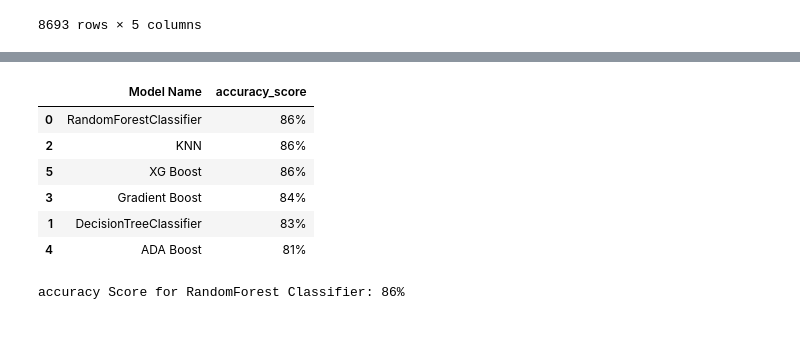
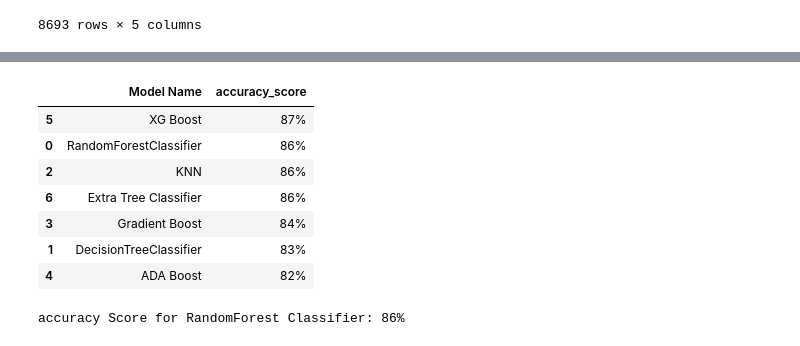
Before and after one commit to Digraskarpratik/Spaceship_Titanic_Prediction, a Jupyter notebook: notebooks/EDA.ipynb, the cells around one changed output, grey strips where cells are left out. Drawn from its saved outputs; the diff is of its cells as text; code cells hidden in the pictures.

```diff
--- a/notebooks/EDA.ipynb
+++ b/notebooks/EDA.ipynb
@@ -432,24 +439,26 @@ model_build(model_name = "RandomForestClassifier", model = RandomForestClassifie
 # %%
 def multiple_model(X, y):
     col_names = ["Model Name", "accuracy_score"]
     result = pd.DataFrame(columns= col_names)
     result.loc[len(result)] = model_build("RandomForestClassifier", RandomForestClassifier(),X, y)
     result.loc[len(result)] = model_build("DecisionTreeClassifier", DecisionTreeClassifier(), X, y)
     result.loc[len(result)] = model_build("KNN", KNeighborsClassifier(), X, y)
     result.loc[len(result)] = model_build("Gradient Boost", GradientBoostingClassifier(), X, y)
     result.loc[len(result)] = model_build("ADA Boost", AdaBoostClassifier(), X, y)
     result.loc[len(result)] = model_build("XG Boost", XGBClassifier(), X, y)
+    result.loc[len(result)] = model_build("Extra Tree Classifier", ExtraTreesClassifier(),X, y)
     return result.sort_values(by="accuracy_score", ascending=False)
 
 multiple_model(X= X, y= y)
 # %% [output]
 |  | Model Name | accuracy_score |
+| 5 | XG Boost | 87% |
 | 0 | RandomForestClassifier | 86% |
 | 2 | KNN | 86% |
-| 5 | XG Boost | 86% |
+| 6 | Extra Tree Classifier | 86% |
 | 3 | Gradient Boost | 84% |
 | 1 | DecisionTreeClassifier | 83% |
-| 4 | ADA Boost | 81% |
+| 4 | ADA Boost | 82% |
 # %%
 from sklearn.feature_selection import SelectKBest, f_classif
 from sklearn.model_selection import train_test_split
```
Also changed, not shown: parts of 16 cells of this notebook, 7 other files.
